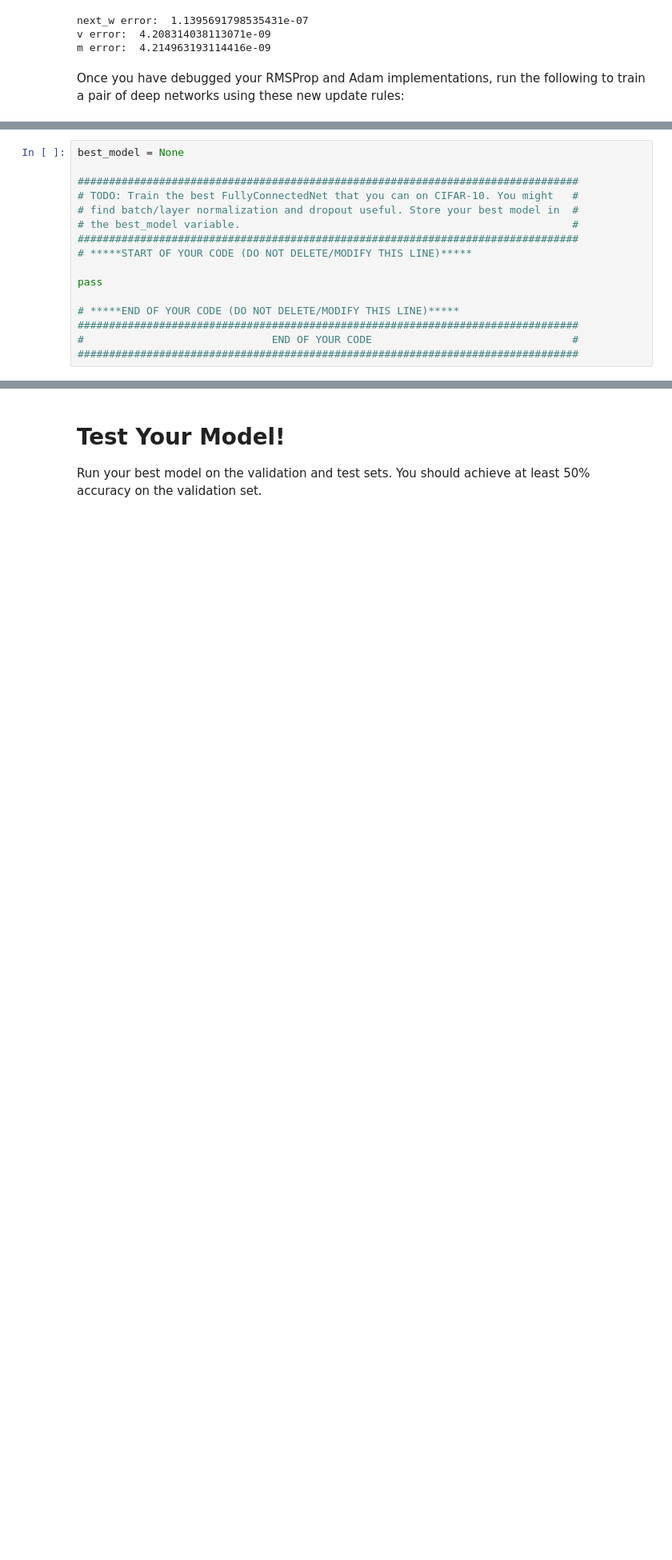
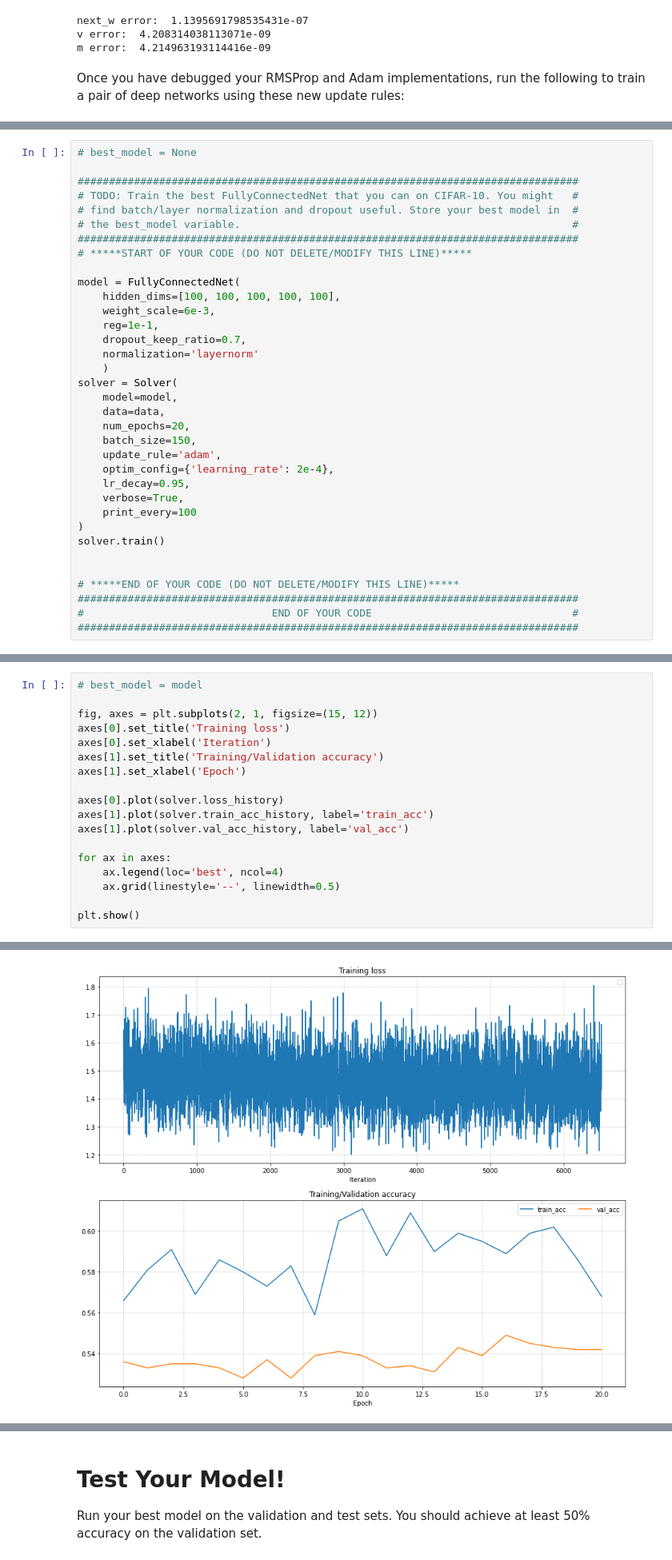
Before and after one commit to AgainstEntropy/CS231n-assignment2021, a Jupyter notebook: assignment2/FullyConnectedNets.ipynb, the cells around one changed output, grey strips where cells are left out. Shown at 80% size. Drawn from its saved outputs; the diff is of its cells as text; blank space fills up the shorter version.

Commit message:
1. FullyConnectedNets.ipynb complete. 2. Train a good model, achieving accuracy of 52.4% on test set.

```diff
--- a/assignment2/FullyConnectedNets.ipynb
+++ b/assignment2/FullyConnectedNets.ipynb
@@ -513,7 +513,7 @@ If you are careful it should be possible to get accuracies above 55%, but we don
 
 **Note:** You might find it useful to complete the `BatchNormalization.ipynb` and `Dropout.ipynb` notebooks before completing this part, since those techniques can help you train powerful models.
 # %%
-best_model = None
+# best_model = None
 
 ################################################################################
 # TODO: Train the best FullyConnectedNet that you can on CIFAR-10. You might   #
@@ -522,7 +522,26 @@ best_model = None
 ################################################################################
 # *****START OF YOUR CODE (DO NOT DELETE/MODIFY THIS LINE)*****
 
-pass
+model = FullyConnectedNet(
+    hidden_dims=[100, 100, 100, 100, 100],
+    weight_scale=6e-3,
+    reg=1e-1,
+    dropout_keep_ratio=0.7,
+    normalization='layernorm'
+    )
+solver = Solver(
+    model=model,
+    data=data,
+    num_epochs=20,
+    batch_size=150,
+    update_rule='adam',
+    optim_config={'learning_rate': 2e-4},
+    lr_decay=0.95,
+    verbose=True,
+    print_every=100
+)
+solver.train()
+
 
 # *****END OF YOUR CODE (DO NOT DELETE/MODIFY THIS LINE)*****
 ################################################################################
@@ -530,0 +568,19 @@ pass
+# %%
+# best_model = model
+
+fig, axes = plt.subplots(2, 1, figsize=(15, 12))
+axes[0].set_title('Training loss')
+axes[0].set_xlabel('Iteration')
+axes[1].set_title('Training/Validation accuracy')
+axes[1].set_xlabel('Epoch')
+
+axes[0].plot(solver.loss_history)
+axes[1].plot(solver.train_acc_history, label='train_acc')
+axes[1].plot(solver.val_acc_history, label='val_acc')
+
+for ax in axes:
+    ax.legend(loc='best', ncol=4)
+    ax.grid(linestyle='--', linewidth=0.5)
+
+plt.show()
+# %% [output]
@@ -530,0 +588 @@ pass
+[figure, added]
```
Also changed, not shown: parts of 4 cells of this notebook.
